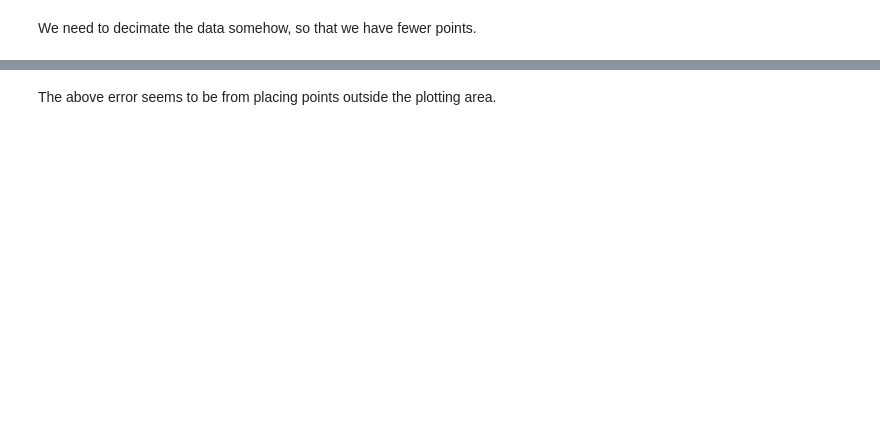
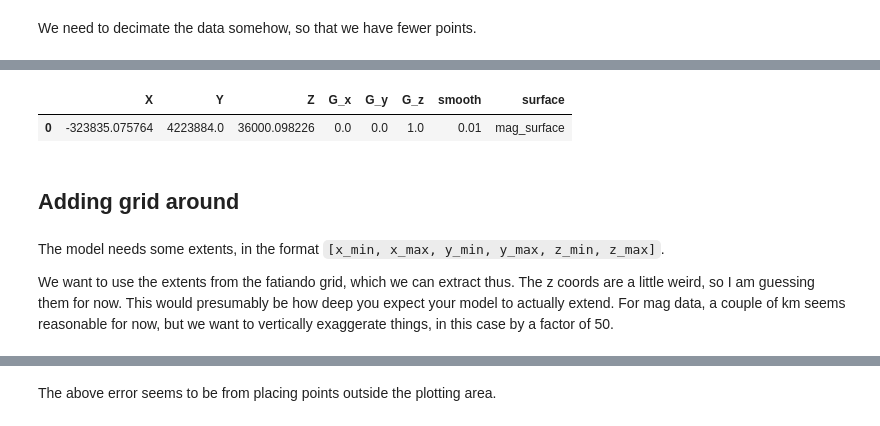
Before and after one commit to softwareunderground/gostin, a Jupyter notebook: notebooks/netCDF into GemPy.ipynb, the cells around one changed output, grey strips where cells are left out. Cells and saved outputs as stored; diff of their text form; code cells hidden in the pictures; blank space fills up the shorter version.

```diff
--- a/notebooks/netCDF into GemPy.ipynb
+++ b/notebooks/netCDF into GemPy.ipynb
@@ -49,0 +42,2 @@ Active grids: ['regular']
+# %%
+geo_model.add_surfaces(['mag_surface', 'basement'])
@@ -102,5 +104,3 @@ df_fat_grid
 We need to decimate the data somehow, so that we have fewer points.
 # %%
 dec_df_fat_grid = df_fat_grid.iloc[::150].reset_index()
-# %%
-geo_model.set_surface_points(dec_df_fat_grid)
@@ -130,0 +137,12 @@ geo_model.add_surfaces(['basement'])
+# %%
+# Create a dummy orientation far away from the model
+geo_model.add_orientations(-323835.075764, 4.223884e+06, 36000.098226, pole_vector=(0,0,1), surface='mag_surface')
+# %% [output]
+|  | X | Y | Z | G_x | G_y | G_z | smooth | surface |
+| 0 | -323835.075764 | 4223884.0 | 36000.098226 | 0.0 | 0.0 | 1.0 | 0.01 | mag_surface |
+# %% [markdown]
+## Adding grid around
+# %% [markdown]
+The model needs some extents, in the format `[x_min, x_max, y_min, y_max, z_min, z_max]`.
+
+We want to use the extents from the fatiando grid, which we can extract thus. The z coords are a little weird, so I am guessing them for now. This would presumably be how deep you expect your model to actually extend. For mag data, a couple of km seems reasonable for now, but we want to vertically exaggerate things, in this case by a factor of 50.
```
Also changed, not shown: parts of 32 cells of this notebook.
